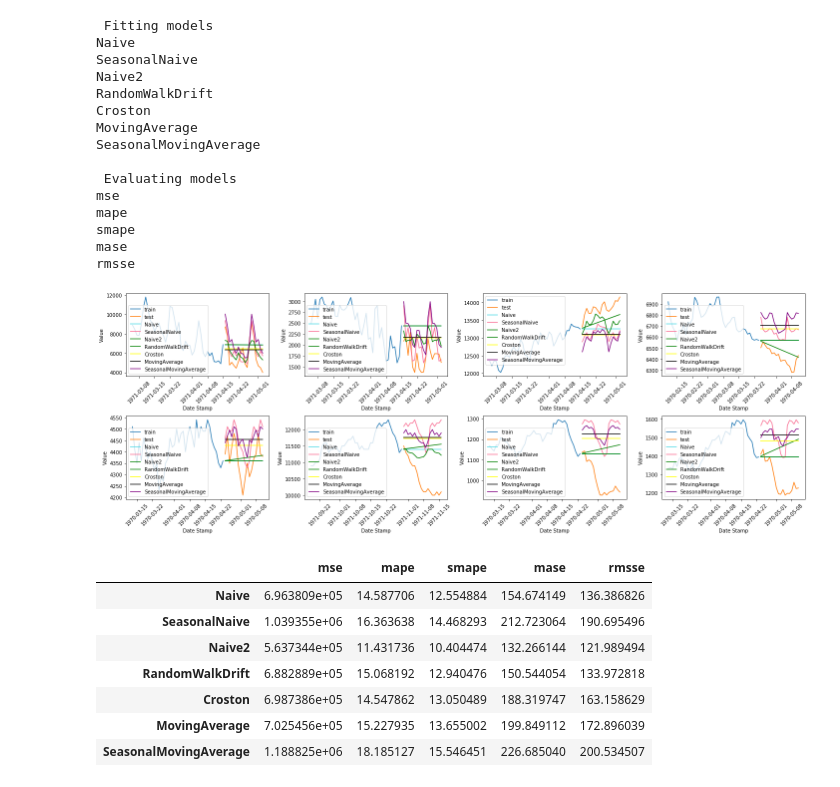
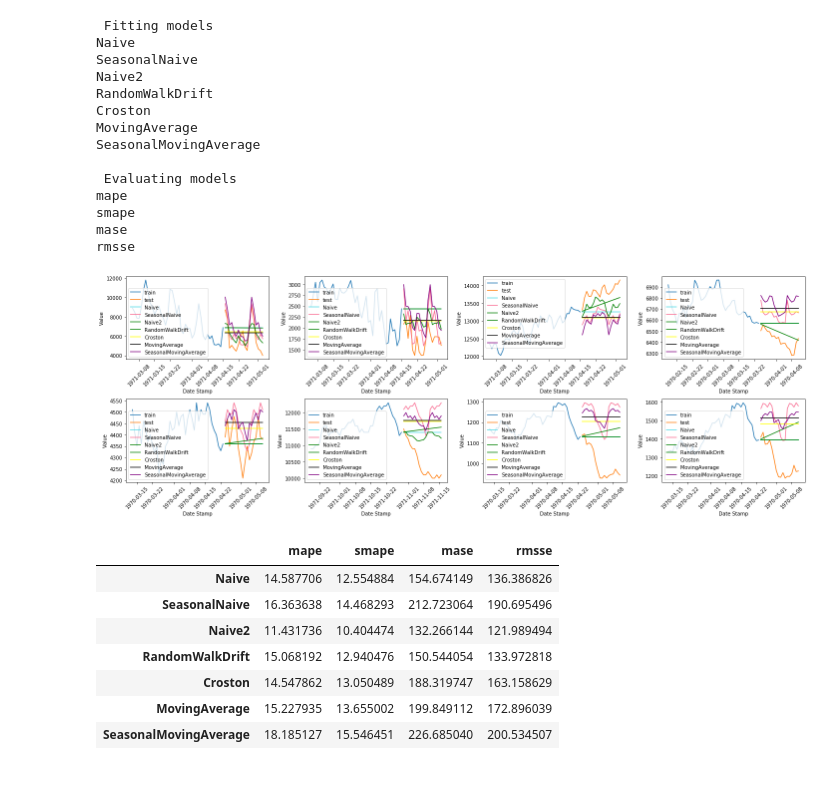
Before and after one commit to stefanialvs/PyForecast, a Jupyter notebook: proof_of_concept.ipynb, the cells around one changed output. Drawn from its saved outputs; the diff is of its cells as text; code cells hidden in the pictures.

Commit message:
Models and metrics filter

```diff
--- a/proof_of_concept.ipynb
+++ b/proof_of_concept.ipynb
@@ -109,6 +109,10 @@ def ml_pipeline(dataset_name, num_obs, models_filter, metrics_filter):
 
     metrics = {'mse': mse, 'mape': mape, 'smape': smape,
                'mase': mase, 'rmsse': rmsse}
+
+    # Filtered models and metrics
+    models = {model_name: models[model_name] for model_name in models_filter}
+    metrics = {metric_name: metrics[metric_name] for metric_name in metrics_filter}
 
     # Read data
     X_train_df, y_train_df, X_test_df, y_test_df = M4_parser(dataset_name, num_obs)
@@ -159,40 +163,43 @@ def ml_pipeline(dataset_name, num_obs, models_filter, metrics_filter):
         evaluations[metric_name] = pd.concat(evaluations[metric_name], axis=1)
         evaluations[metric_name] = evaluations[metric_name].mean(axis=0)
 
     evaluations = pd.DataFrame.from_dict(evaluations)
     return y_df, evaluations
 
 # Grid Plot
 dataset_name = 'Monthly'
+models_filter = ['Naive', 'SeasonalNaive', 'Naive2',
+                 'RandomWalkDrift', 'Croston', 'MovingAverage', 'SeasonalMovingAverage']
+# models_filter = ['RandomWalkDrift', 'Croston', 'MovingAverage', 'SeasonalMovingAverage']
+metrics_filter = ['mape', 'smape', 'mase', 'rmsse']
 
 y_df, metrics = ml_pipeline(dataset_name=dataset_name, num_obs=8,
-                            models_filter=[1,2,3], metrics_filter=[1,2,3])
+                            models_filter=models_filter, metrics_filter=metrics_filter)
 
 uids = ['M1', 'M2', 'M3', 'M4','M5', 'M6', 'M7', 'M8']
 plot_grid_series(y_df, uids)
 metrics
 # %% [output]
  Fitting models
 Naive
 SeasonalNaive
 Naive2
 RandomWalkDrift
 Croston
 MovingAverage
 SeasonalMovingAverage
 
  Evaluating models
-mse
 mape
 smape
 mase
 rmsse
 [figure]
-|  | mse | mape | smape | mase | rmsse |
-| Naive | 6.963809e+05 | 14.587706 | 12.554884 | 154.674149 | 136.386826 |
-| SeasonalNaive | 1.039355e+06 | 16.363638 | 14.468293 | 212.723064 | 190.695496 |
-| Naive2 | 5.637344e+05 | 11.431736 | 10.404474 | 132.266144 | 121.989494 |
-| RandomWalkDrift | 6.882889e+05 | 15.068192 | 12.940476 | 150.544054 | 133.972818 |
-| Croston | 6.987386e+05 | 14.547862 | 13.050489 | 188.319747 | 163.158629 |
-| MovingAverage | 7.025456e+05 | 15.227935 | 13.655002 | 199.849112 | 172.896039 |
-| SeasonalMovingAverage | 1.188825e+06 | 18.185127 | 15.546451 | 226.685040 | 200.534507 |
+|  | mape | smape | mase | rmsse |
+| Naive | 14.587706 | 12.554884 | 154.674149 | 136.386826 |
+| SeasonalNaive | 16.363638 | 14.468293 | 212.723064 | 190.695496 |
+| Naive2 | 11.431736 | 10.404474 | 132.266144 | 121.989494 |
+| RandomWalkDrift | 15.068192 | 12.940476 | 150.544054 | 133.972818 |
+| Croston | 14.547862 | 13.050489 | 188.319747 | 163.158629 |
+| MovingAverage | 15.227935 | 13.655002 | 199.849112 | 172.896039 |
+| SeasonalMovingAverage | 18.185127 | 15.546451 | 226.685040 | 200.534507 |
```
